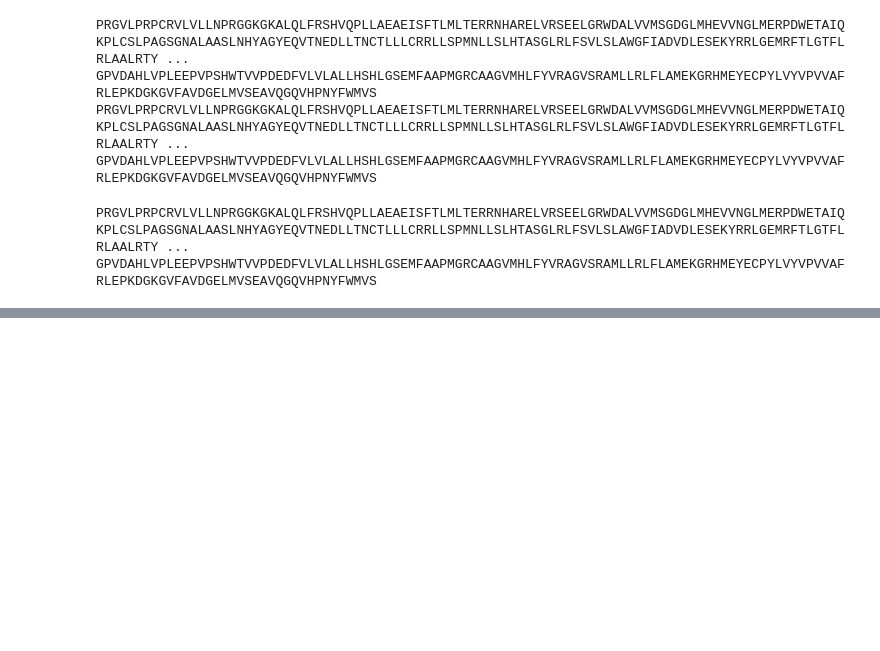
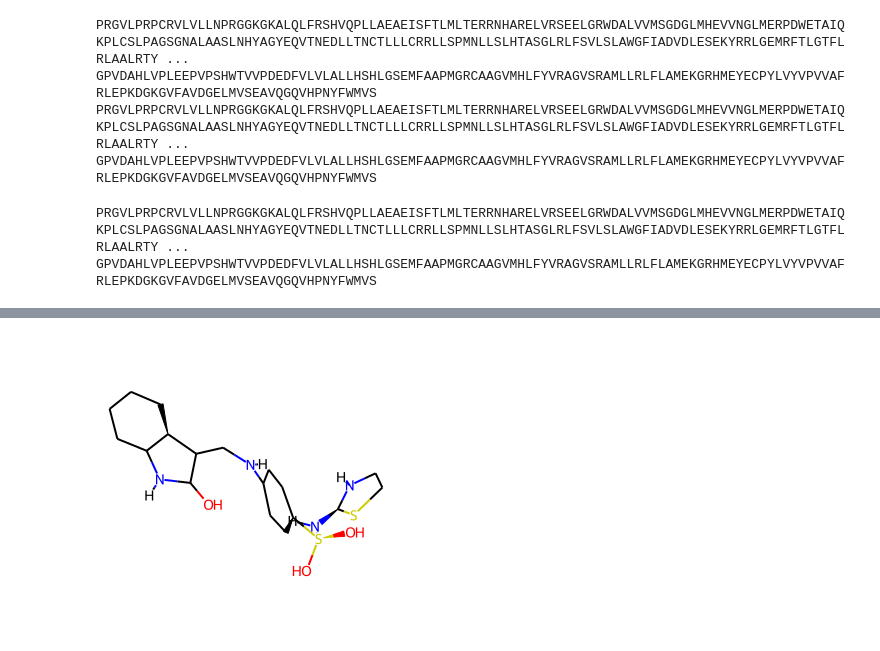
Before and after one commit to lyndonlens/DiffDock, a Jupyter notebook: test_pdb_parser.ipynb, the cells around one changed output, grey strips where cells are left out. Cells and saved outputs as stored; diff of their text form; code cells hidden in the pictures; blank space fills up the shorter version.

```diff
--- a/test_pdb_parser.ipynb
+++ b/test_pdb_parser.ipynb
@@ -90,0 +105,14 @@ GPVDAHLVPLEEPVPSHWTVVPDEDFVLVLALLHSHLGSEMFAAPMGRCAAGVMHLFYVRAGVSRAMLLRLFLAMEKGRH
+# %%
+file = r"C:\Users\admin\Downloads\1KE8.pdbqt"
+with open(file, 'r') as f:
+    pdbqt_data = f.readlines()
+pdb_block = ''
+for line in pdbqt_data:
+    line = line.strip('\n')
+    pdb_block += '{}\n'.format(line[:66])
+#     pdb_block += '\n'
+mol = Chem.MolFromPDBBlock(pdb_block, sanitize=False, removeHs=False)
+# molH = Chem.AddHs(mol)
+Draw.MolToImage(mol)
+# %% [output]
+[figure, added]
```
Also changed, not shown: parts of 18 cells of this notebook, 5 other files.
